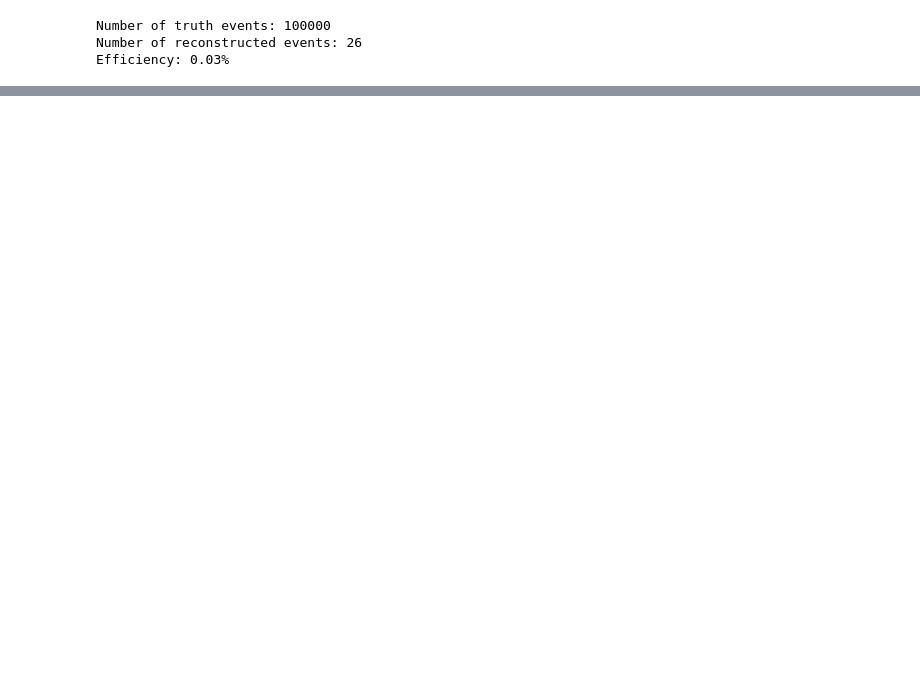
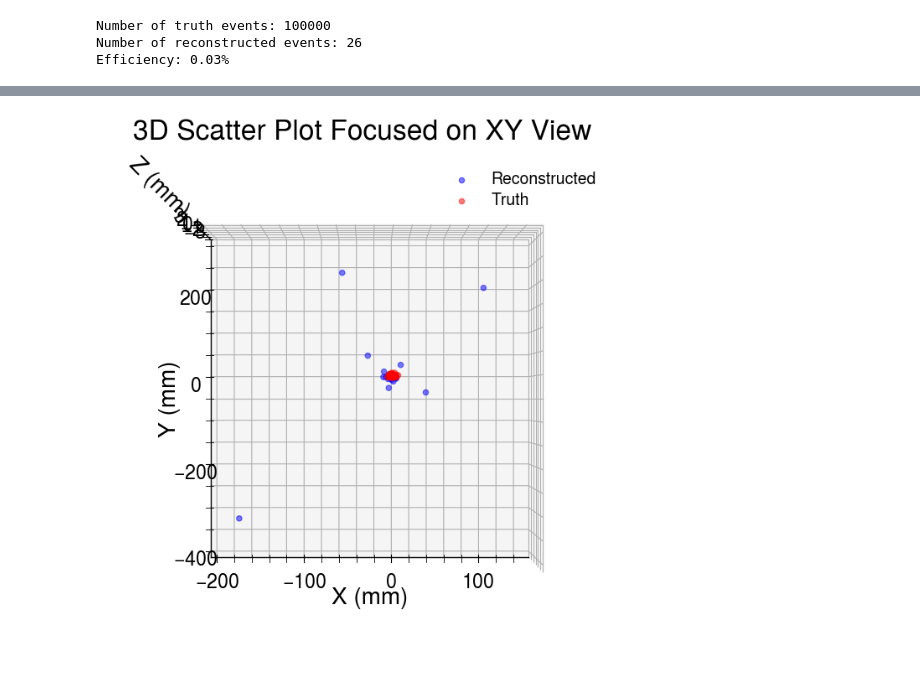
Before and after one commit to keiyinau/Geant4_Flexible, a Jupyter notebook: Geant4/detector_test/Polarized/Ps_MotherVacuum/Analyzer.ipynb, the cells around one changed output, grey strips where cells are left out. Cells and saved outputs as stored; diff of their text form; code cells hidden in the pictures; blank space fills up the shorter version.

```diff
--- a/Geant4/detector_test/Polarized/Ps_MotherVacuum/Analyzer.ipynb
+++ b/Geant4/detector_test/Polarized/Ps_MotherVacuum/Analyzer.ipynb
@@ -526,0 +611,33 @@ Efficiency: 0.03%
+# %%
+import matplotlib.pyplot as plt
+from mpl_toolkits.mplot3d import Axes3D
+
+# 3D plot with XY-focused view
+fig = plt.figure(figsize=(10, 8))
+ax = fig.add_subplot(111, projection='3d')
+
+# Plot reconstructed points in blue
+ax.scatter(merged['PosX_mm_reco'], merged['PosY_mm_reco'], merged['PosZ_mm_reco'],
+           c='blue', label='Reconstructed', alpha=0.5, s=20)
+
+# Plot truth points in red
+ax.scatter(merged['PosX_mm_truth'], merged['PosY_mm_truth'], merged['PosZ_mm_truth'],
+           c='red', label='Truth', alpha=0.5, s=20)
+
+# Set view to focus on XY plane (elev=90: straight down Z, azim=-90: align with Y-axis)
+ax.view_init(elev=90, azim=-90)  # Adjust azim for rotation (e.g., 0 for standard)
+
+# Labels and title
+ax.set_xlabel('X (mm)')
+ax.set_ylabel('Y (mm)')
+ax.set_zlabel('Z (mm)')  # Still visible, but minimized in view
+ax.set_title('3D Scatter Plot Focused on XY View')
+ax.legend()
+
+# Optional: Disable Z-axis ticks/labels if fully focusing on XY
+# ax.set_zticks([])
+# ax.set_zlabel('')
+
+plt.show()
+# %% [output]
+[figure, added]
```
Also changed, not shown: parts of 3 cells of this notebook, 1 other file.
